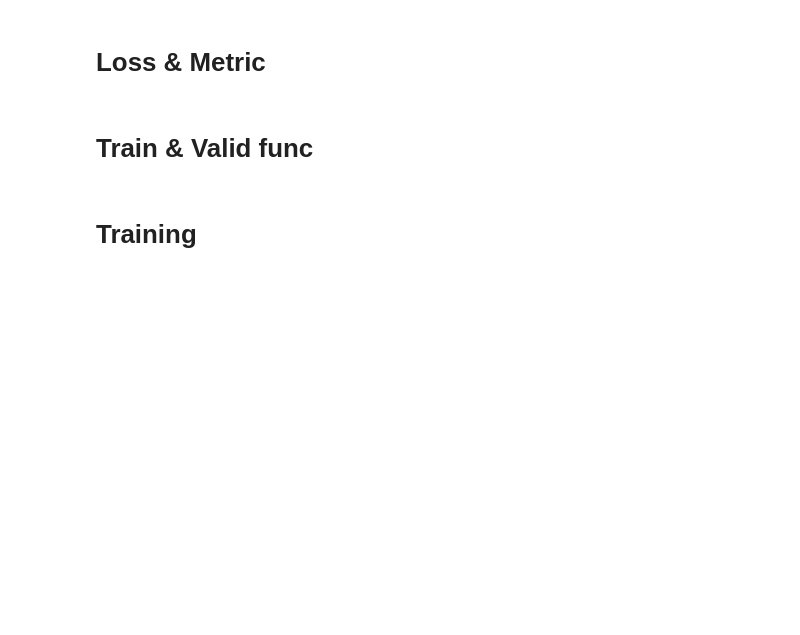
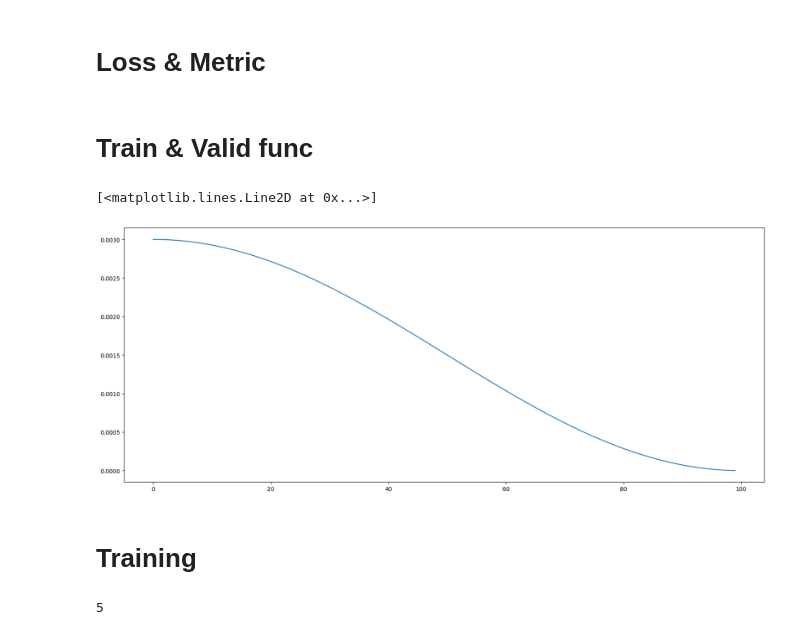
Before and after one commit to sronen71/atd, a Jupyter notebook: stage1.ipynb, the cells around one changed output. Saved outputs shown, nothing was run; the diff lists cells and outputs as text; code cells hidden in the pictures; blank space fills up the shorter version.

```diff
--- a/stage1.ipynb
+++ b/stage1.ipynb
@@ -338,7 +366,7 @@ for i in range(3):
 # Model
 # %%
 class TimmSegModel(nn.Module):
-    def __init__(self, backbone='reshet18d', segtype='unet', pretrained=False):
+    def __init__(self, backbone='resnet18d', segtype='unet', out_dim=6,pretrained=False):
         super(TimmSegModel, self).__init__()
 
         self.encoder = timm.create_model(
@@ -349,12 +377,12 @@ class TimmSegModel(nn.Module):
             drop_path_rate=drop_path_rate,
             pretrained=pretrained
         )
-        g = self.encoder(torch.rand(1, 3, 64, 64))
+        g = self.encoder(torch.rand(1, 1, 64, 64))
         encoder_channels = [1] + [_.shape[1] for _ in g]
         decoder_channels = [256, 128, 64, 32, 16]
         n_blocks=4
         if segtype == 'unet':
-            self.decoder = smp.unet.decoder.UnetDecoder(
+            self.decoder = smp.decoders.unet.decoder.UnetDecoder(
                 encoder_channels=encoder_channels[:n_blocks+1],
                 decoder_channels=decoder_channels[:n_blocks],
                 n_blocks=n_blocks,
@@ -596,12 +610,16 @@ def valid_func(model, loader_valid):
 # %%
-rcParams['figure.figsize'] = 20, 2
+
+#rcParams['figure.figsize'] = 20, 2
 optimizer = optim.AdamW(m.parameters(), lr=init_lr)
-scheduler_cosine = torch.optim.lr_scheduler.CosineAnnealingLR(optimizer, 1000)
+scheduler_cosine = torch.optim.lr_scheduler.CosineAnnealingLR(optimizer, n_epochs)
 lrs = []
-for epoch in range(1, 1000+1):
+for epoch in range(1, n_epochs+1):
     scheduler_cosine.step(epoch-1)
     lrs.append(optimizer.param_groups[0]["lr"])
 plt.plot(range(len(lrs)), lrs)
+# %% [output]
+[<matplotlib.lines.Line2D at 0x...>]
+[figure, added]
 # %% [markdown]
 # Training
 # %%
@@ -673,0 +692,18 @@ run(4)
+# %%
+models_seg=[]
+for fold in range(5):
+    model = TimmSegModel(pretrained=False)
+    model = convert_3d(model)
+    model = model.to(device)
+    load_model_file = os.path.join(model_dir_seg, f'{kernel_type}_fold{fold}_best.pth')
+    sd = torch.load(load_model_file)
+    if 'model_state_dict' in sd.keys():
+        sd = sd['model_state_dict']
+    sd = {k[7:] if k.startswith('module.') else k: sd[k] for k in sd.keys()}
+    model.load_state_dict(sd, strict=True)
+    model.eval()
+    models_seg.append(model)
+
+len(models_seg)
+# %% [output]
+5
```
Also changed, not shown: parts of 23 cells of this notebook, 3 other files.
